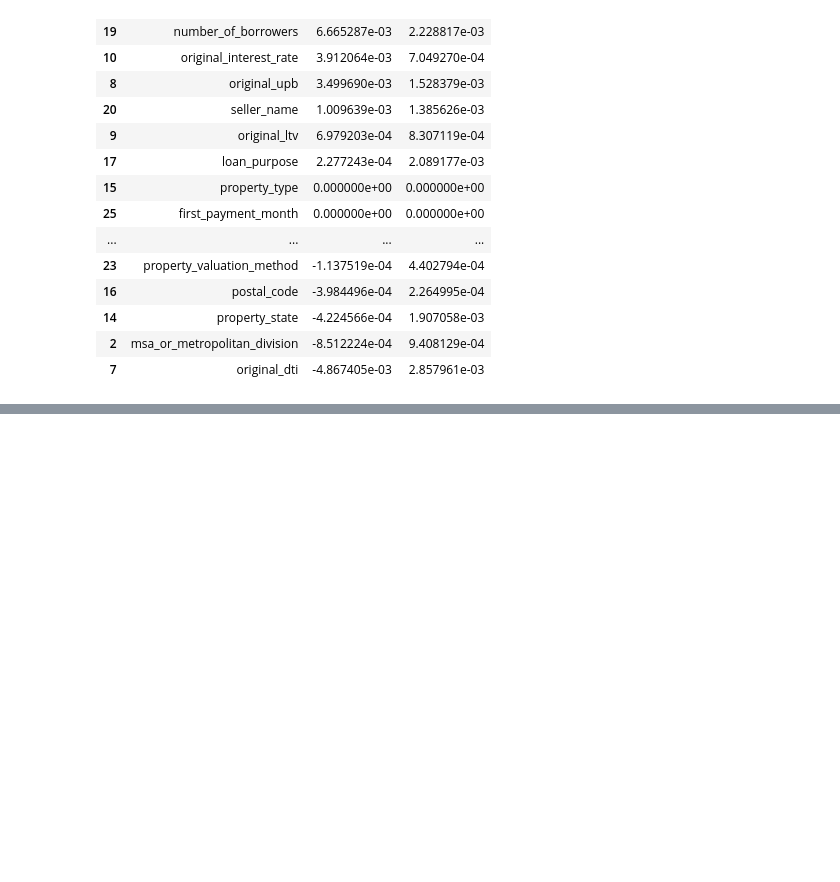
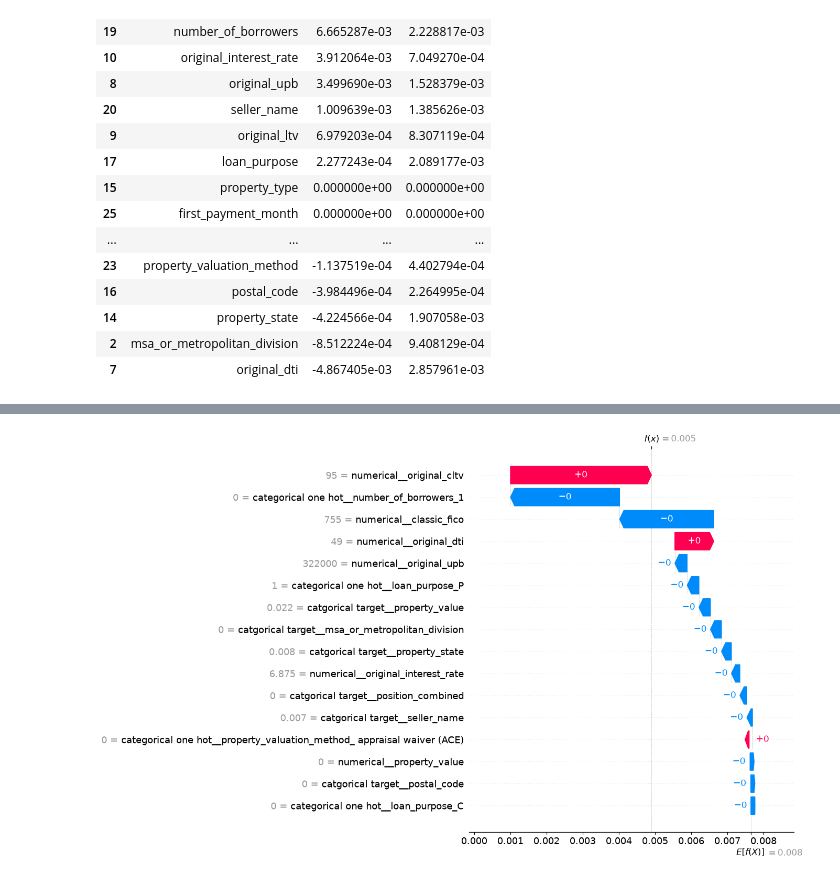
Before and after one commit to luke235422/Freddie-Mac-ML-progect, a Jupyter notebook: model_1.ipynb, the cells around one changed output, grey strips where cells are left out. Drawn from its saved outputs; the diff is of its cells as text; code cells hidden in the pictures; blank space fills up the shorter version.

```diff
--- a/model_1.ipynb
+++ b/model_1.ipynb
@@ -1118,0 +1175,4 @@ importance_df
+# %%
+shap.plots.waterfall(shap_values[0],max_display=len(selected_names))
+# %% [output]
+[figure, added]
```
Also changed, not shown: parts of 5 cells of this notebook.
